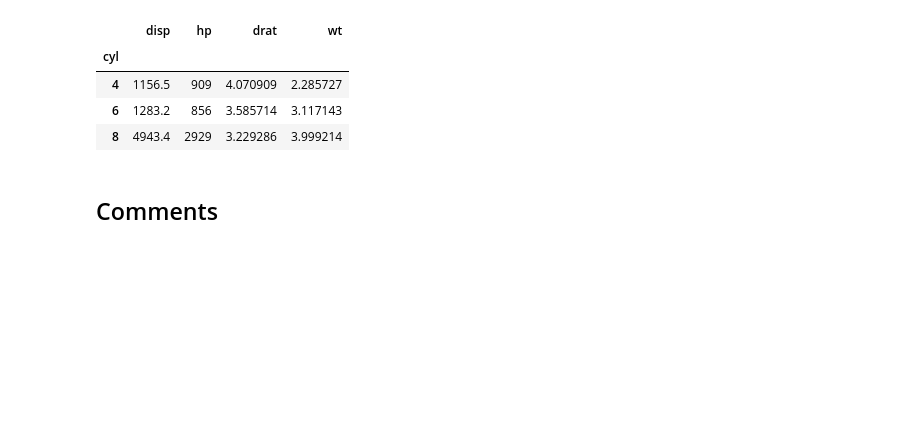
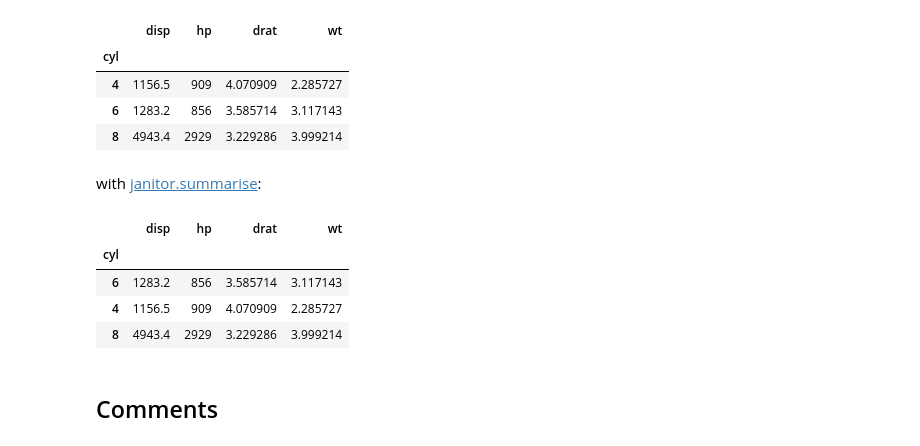
Before and after one commit to samukweku/data-wrangling-blog, a Jupyter notebook: notebooks/dplyr-across-in-Pandas.ipynb, the cells around one changed output. Drawn from its saved outputs; the diff is of its cells as text; code cells hidden in the pictures; blank space fills up the shorter version.

```diff
--- a/notebooks/dplyr-across-in-Pandas.ipynb
+++ b/notebooks/dplyr-across-in-Pandas.ipynb
@@ -267,6 +313,16 @@ pd.concat(summary, axis = 1)
 | 4 | 1156.5 | 909 | 4.070909 | 2.285727 |
 | 6 | 1283.2 | 856 | 3.585714 | 3.117143 |
 | 8 | 4943.4 | 2929 | 3.229286 | 3.999214 |
+# %% [markdown]
+with [janitor.summarise](https://pyjanitor-devs.github.io/pyjanitor/api/functions/#janitor.functions.summarise.summarise):
+# %%
+cars.summarise(("*p","sum"), ("*t","mean"),by='cyl')
+# %% [output]
+|  | disp | hp | drat | wt |
+| cyl |  |  |  |  |
+| 6 | 1283.2 | 856 | 3.585714 | 3.117143 |
+| 4 | 1156.5 | 909 | 4.070909 | 2.285727 |
+| 8 | 4943.4 | 2929 | 3.229286 | 3.999214 |
 # %% [markdown]
 ## Comments
 <script src="https://utteranc.es/client.js"
```
Also changed, not shown: parts of 7 cells of this notebook.
